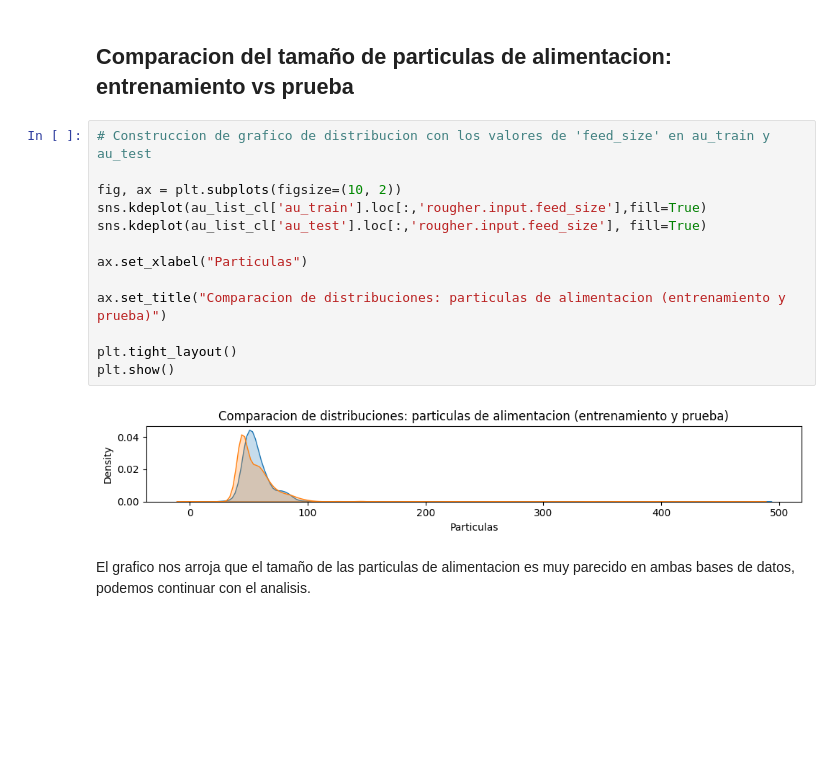
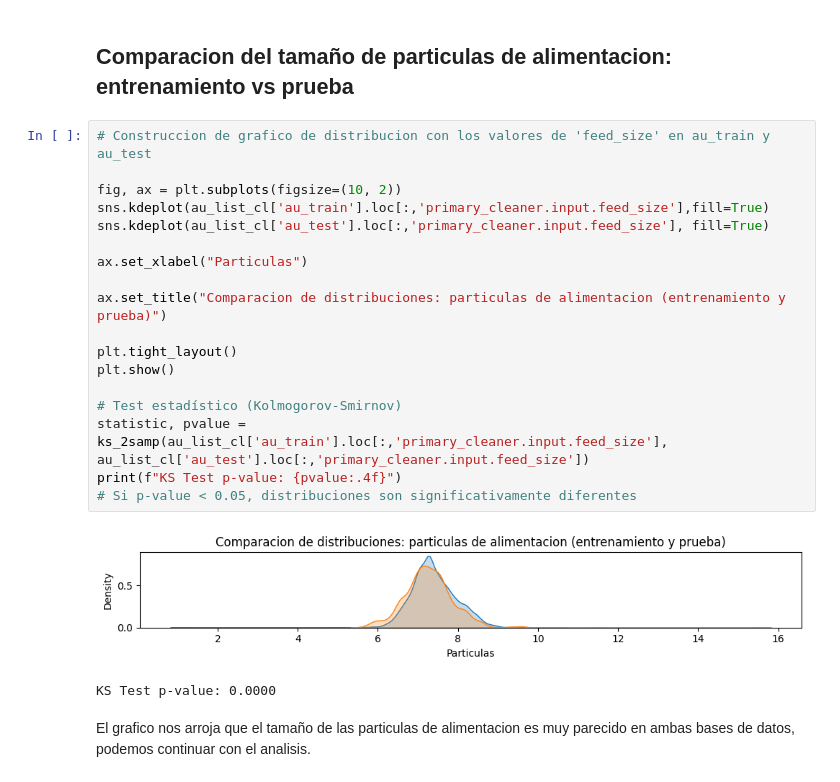
Before and after one commit to leonardomoncada9902/gold_recovery_ml, a Jupyter notebook: notebook/gold_recovery.ipynb, the cells around one changed output. Drawn from its saved outputs; the diff is of its cells as text; blank space fills up the shorter version.

```diff
--- a/notebook/gold_recovery.ipynb
+++ b/notebook/gold_recovery.ipynb
@@ -235,18 +236,24 @@ En cada uno de los proceso el nivel de concentracion de los elementos involucrad
 # %%
 # Construccion de grafico de distribucion con los valores de 'feed_size' en au_train y au_test
 
 fig, ax = plt.subplots(figsize=(10, 2))
-sns.kdeplot(au_list_cl['au_train'].loc[:,'rougher.input.feed_size'],fill=True)
-sns.kdeplot(au_list_cl['au_test'].loc[:,'rougher.input.feed_size'], fill=True)
+sns.kdeplot(au_list_cl['au_train'].loc[:,'primary_cleaner.input.feed_size'],fill=True)
+sns.kdeplot(au_list_cl['au_test'].loc[:,'primary_cleaner.input.feed_size'], fill=True)
 
 ax.set_xlabel("Particulas")
 
 ax.set_title("Comparacion de distribuciones: particulas de alimentacion (entrenamiento y prueba)")
 
 plt.tight_layout()
 plt.show()
+
+# Test estadístico (Kolmogorov-Smirnov)
+statistic, pvalue = ks_2samp(au_list_cl['au_train'].loc[:,'primary_cleaner.input.feed_size'], au_list_cl['au_test'].loc[:,'primary_cleaner.input.feed_size'])
+print(f"KS Test p-value: {pvalue:.4f}")
+# Si p-value < 0.05, distribuciones son significativamente diferentes
 # %% [output]
-[figure, old version]
+[figure, new version]
+KS Test p-value: 0.0000
 # %% [markdown]
 El grafico nos arroja que el tamaño de las particulas de alimentacion es muy parecido en ambas bases de datos, podemos continuar con el analisis.
 # %% [markdown]
```
Also changed, not shown: parts of 4 cells of this notebook, 2 other files.
